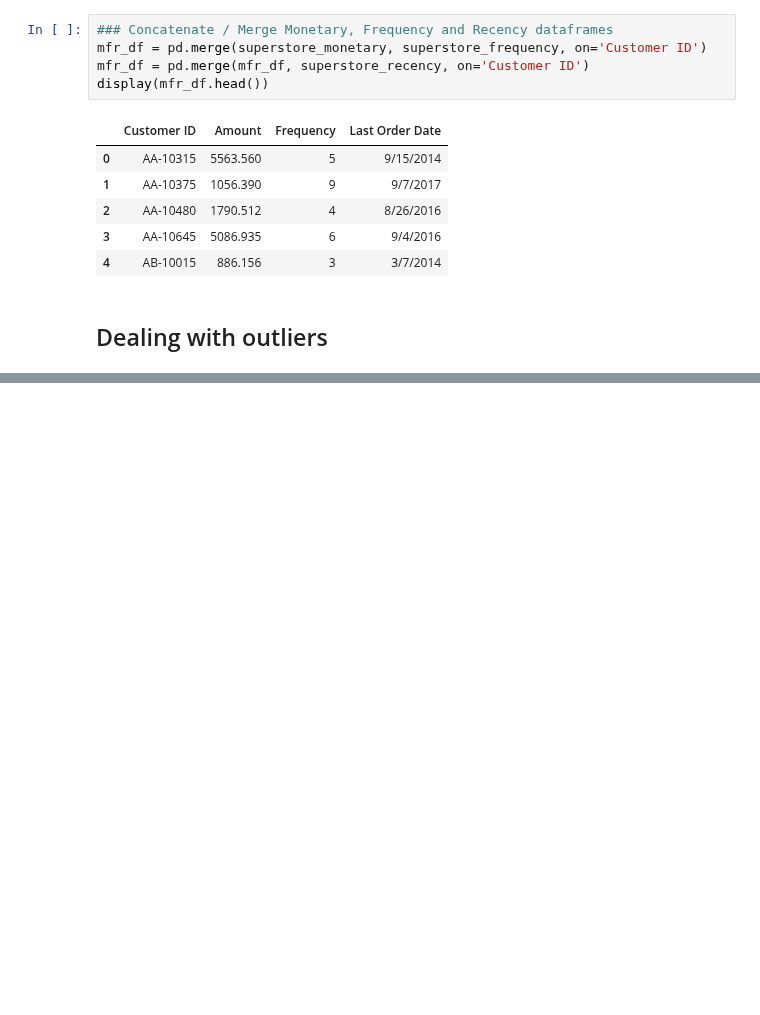
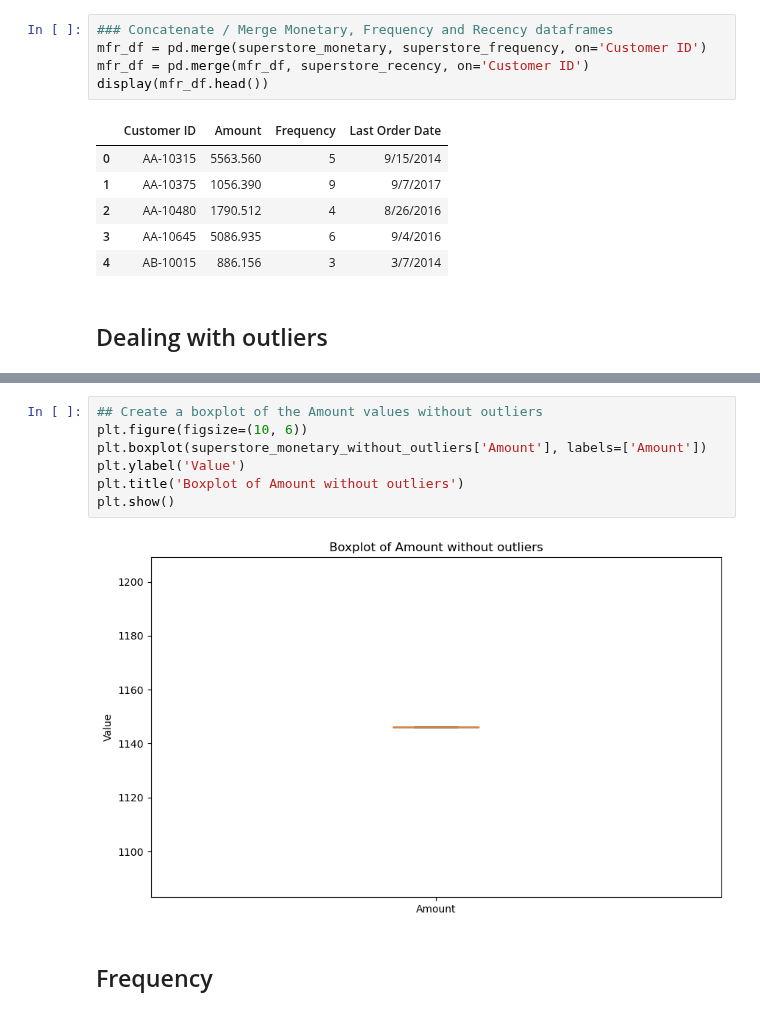
Before and after one commit to MaxLopezSalgado/superstore_e-commerce, a Jupyter notebook: ML/ML.ipynb, the cells around one changed output, grey strips where cells are left out. Saved outputs shown, nothing was run; the diff lists cells and outputs as text; blank space fills up the shorter version.

```diff
--- a/ML/ML.ipynb
+++ b/ML/ML.ipynb
@@ -370,0 +257,11 @@ These metrics can provide additional insights into the performance of our machin
+# %%
+## Create a boxplot of the Amount values without outliers
+plt.figure(figsize=(10, 6))
+plt.boxplot(superstore_monetary_without_outliers['Amount'], labels=['Amount'])
+plt.ylabel('Value')
+plt.title('Boxplot of Amount without outliers')
+plt.show()
+# %% [output]
+[figure, added]
+# %% [markdown]
+## Frequency
```
Also changed, not shown: parts of 51 cells of this notebook.
